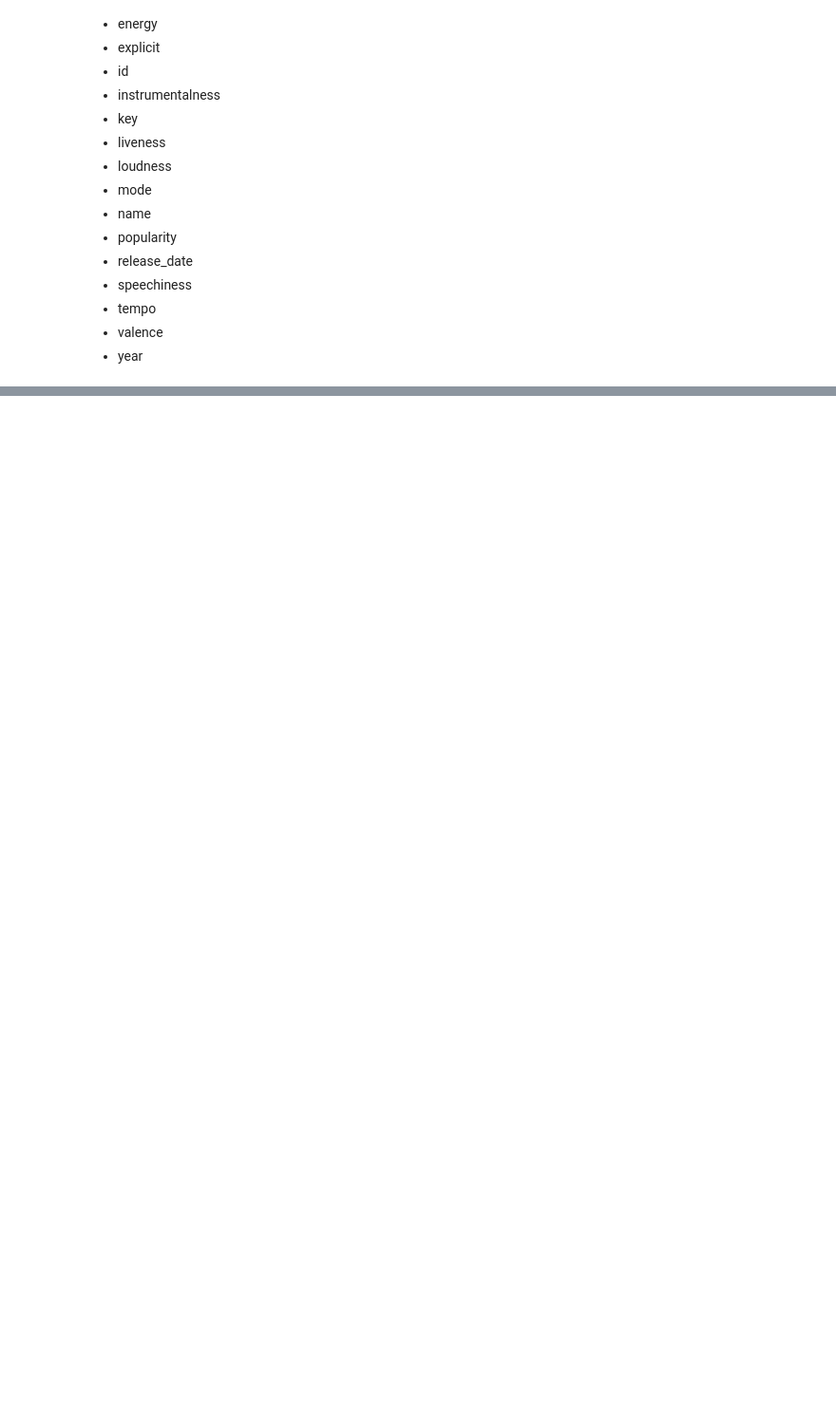
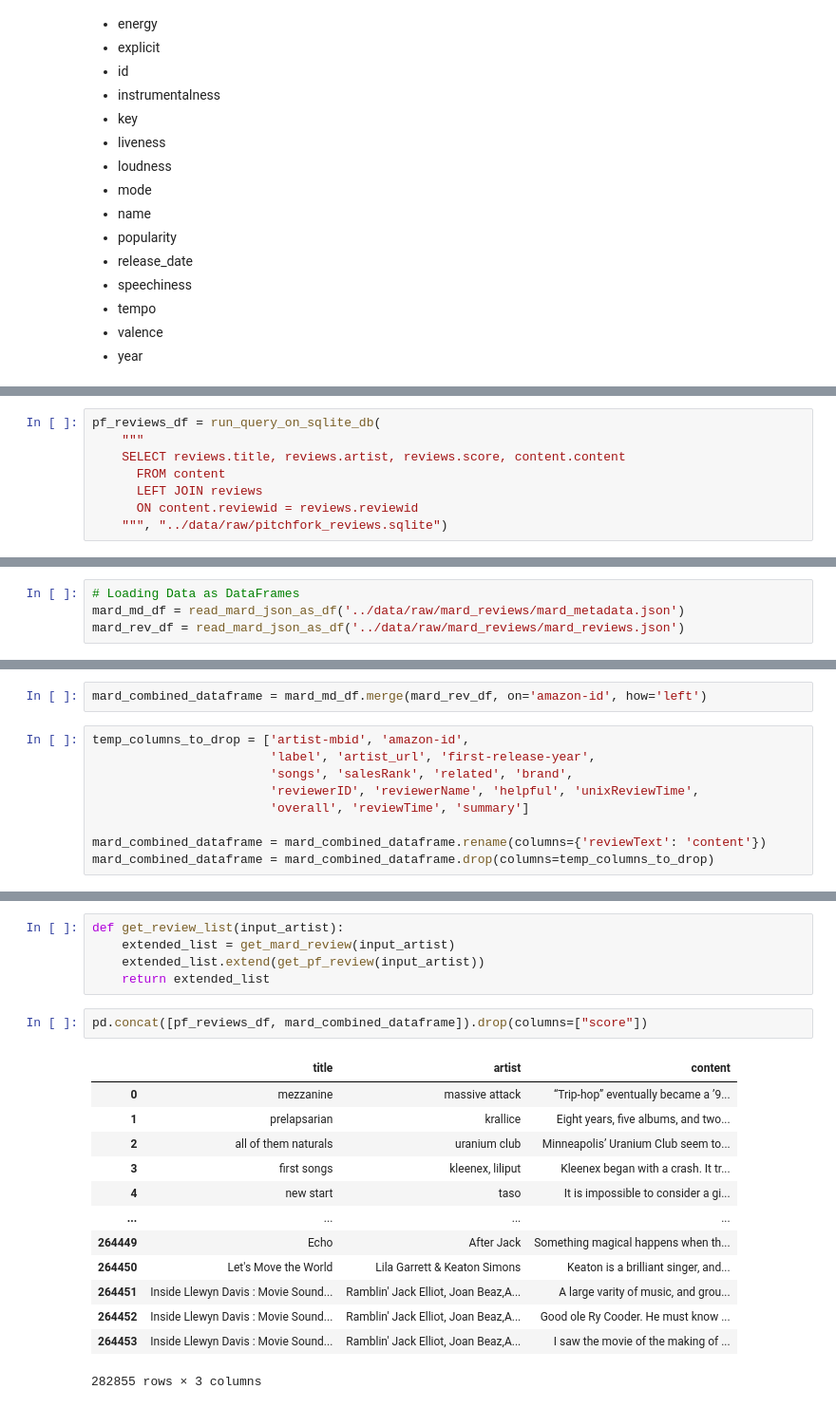
Before and after one commit to chynu/cs4300sp2021-ag2496-cc972-mb2359-jjz67-jxl8, a Jupyter notebook: scripts/linguistic_description_test.ipynb, the cells around one changed output, grey strips where cells are left out. Shown at 95% size. Drawn from its saved outputs; the diff is of its cells as text; blank space fills up the shorter version.

```diff
--- a/scripts/linguistic_description_test.ipynb
+++ b/scripts/linguistic_description_test.ipynb
@@ -196,0 +320,8 @@ Name: content, dtype: object
+# %%
+pf_reviews_df = run_query_on_sqlite_db(
+    """
+    SELECT reviews.title, reviews.artist, reviews.score, content.content
+      FROM content
+      LEFT JOIN reviews
+      ON content.reviewid = reviews.reviewid
+    """, "../data/raw/pitchfork_reviews.sqlite")
@@ -196,0 +375,4 @@ Name: content, dtype: object
+# %%
+# Loading Data as DataFrames
+mard_md_df = read_mard_json_as_df('../data/raw/mard_reviews/mard_metadata.json')
+mard_rev_df = read_mard_json_as_df('../data/raw/mard_reviews/mard_reviews.json')
@@ -196,0 +392,11 @@ Name: content, dtype: object
+# %%
+mard_combined_dataframe = mard_md_df.merge(mard_rev_df, on='amazon-id', how='left')
+# %%
+temp_columns_to_drop = ['artist-mbid', 'amazon-id',
+                        'label', 'artist_url', 'first-release-year',
+                        'songs', 'salesRank', 'related', 'brand',
+                        'reviewerID', 'reviewerName', 'helpful', 'unixReviewTime',
+                        'overall', 'reviewTime', 'summary']
+
+mard_combined_dataframe = mard_combined_dataframe.rename(columns={'reviewText': 'content'})
+mard_combined_dataframe = mard_combined_dataframe.drop(columns=temp_columns_to_drop)
@@ -196,0 +435,21 @@ Name: content, dtype: object
+# %%
+def get_review_list(input_artist):
+    extended_list = get_mard_review(input_artist)
+    extended_list.extend(get_pf_review(input_artist))
+    return extended_list
+# %%
+pd.concat([pf_reviews_df, mard_combined_dataframe]).drop(columns=["score"])
+# %% [output]
+|  | title | artist | content |
+| 0 | mezzanine | massive attack | “Trip-hop” eventually became a ’9... |
+| 1 | prelapsarian | krallice | Eight years, five albums, and two... |
+| 2 | all of them naturals | uranium club | Minneapolis’ Uranium Club seem to... |
+| 3 | first songs | kleenex, liliput | Kleenex began with a crash. It tr... |
+| 4 | new start | taso | It is impossible to consider a gi... |
+| ... | ... | ... | ... |
+| 264449 | Echo | After Jack | Something magical happens when th... |
+| 264450 | Let's Move the World | Lila Garrett & Keaton Simons | Keaton is a brilliant singer, and... |
+| 264451 | Inside Llewyn Davis : Movie Sound... | Ramblin' Jack Elliot, Joan Beaz,A... | A large varity of music, and grou... |
+| 264452 | Inside Llewyn Davis : Movie Sound... | Ramblin' Jack Elliot, Joan Beaz,A... | Good ole Ry Cooder. He must know ... |
+| 264453 | Inside Llewyn Davis : Movie Sound... | Ramblin' Jack Elliot, Joan Beaz,A... | I saw the movie of the making of ... |
+282855 rows × 3 columns
```
Also changed, not shown: parts of 52 cells of this notebook, 5 other files.
